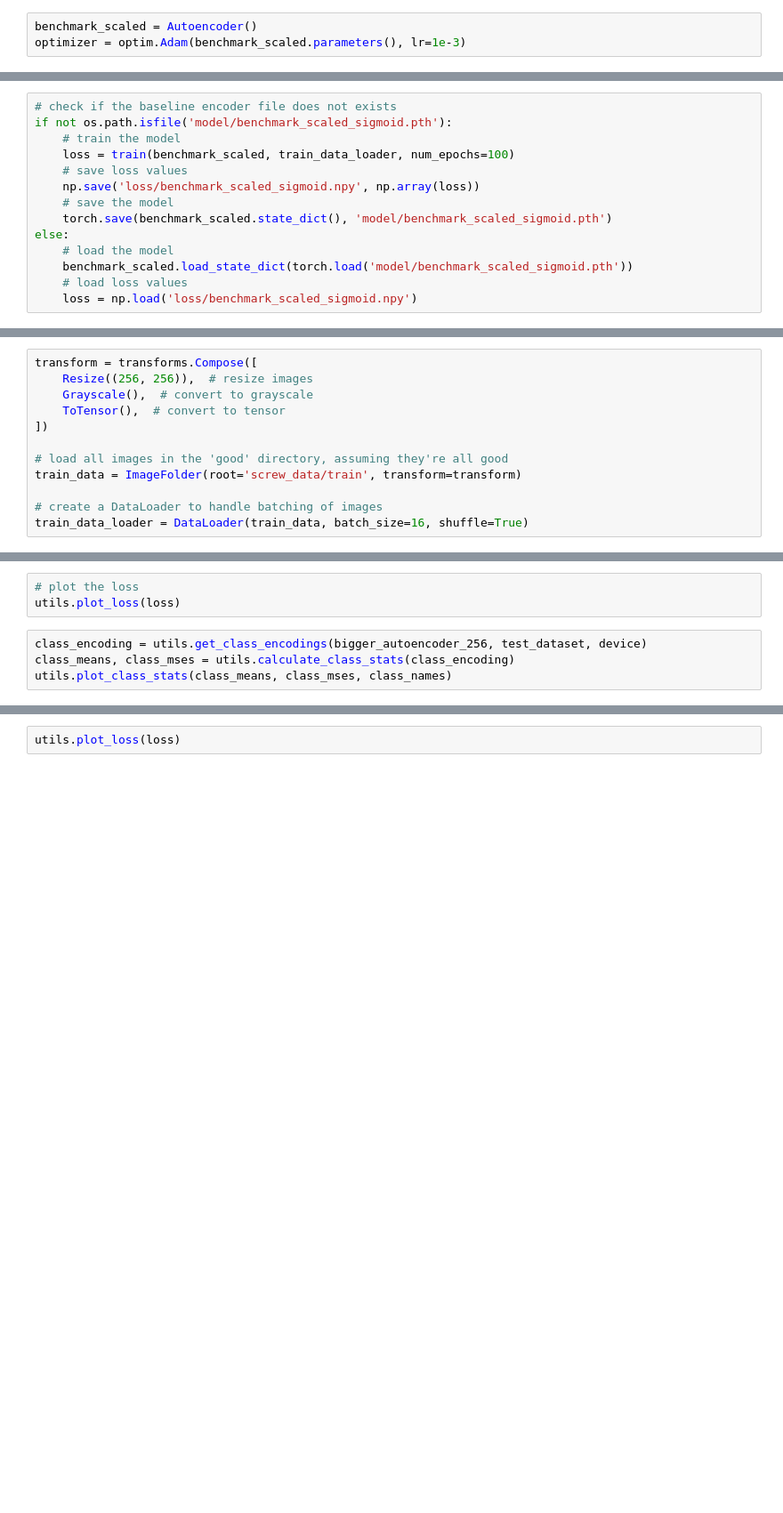
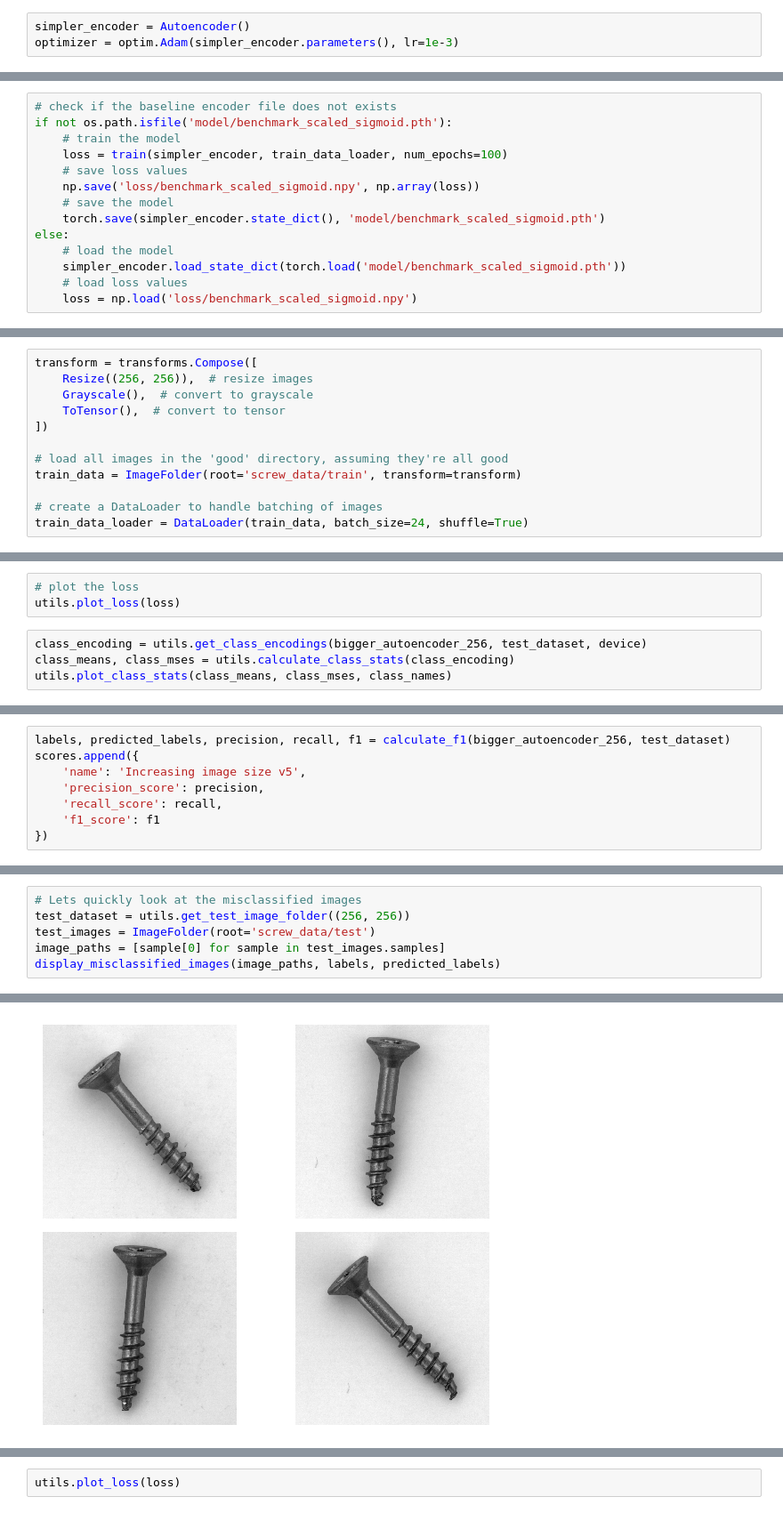
Before and after one commit to Aaron9812/Anomaly-detection-screws, a Jupyter notebook: submission2/submission2.ipynb, the cells around one changed output, grey strips where cells are left out. Shown at 89% size. Cells and saved outputs as stored; diff of their text form; blank space fills up the shorter version.

```diff
--- a/submission2/submission2.ipynb
+++ b/submission2/submission2.ipynb
@@ -569,6 +606,6 @@ class Autoencoder(nn.Module):
 # %%
-benchmark_scaled = Autoencoder()
-optimizer = optim.Adam(benchmark_scaled.parameters(), lr=1e-3)
+simpler_encoder = Autoencoder()
+optimizer = optim.Adam(simpler_encoder.parameters(), lr=1e-3)
 # %%
 transform = transforms.Compose([
     Resize(image_size),  # resize images
@@ -585,14 +622,14 @@ train_data_loader = DataLoader(train_data, batch_size=24, shuffle=True)
 # check if the baseline encoder file does not exists
 if not os.path.isfile('model/benchmark_scaled_sigmoid.pth'):
     # train the model
-    loss = train(benchmark_scaled, train_data_loader, num_epochs=100)
+    loss = train(simpler_encoder, train_data_loader, num_epochs=100)
     # save loss values
     np.save('loss/benchmark_scaled_sigmoid.npy', np.array(loss))
     # save the model
-    torch.save(benchmark_scaled.state_dict(), 'model/benchmark_scaled_sigmoid.pth')
+    torch.save(simpler_encoder.state_dict(), 'model/benchmark_scaled_sigmoid.pth')
 else:
     # load the model
-    benchmark_scaled.load_state_dict(torch.load('model/benchmark_scaled_sigmoid.pth'))
+    simpler_encoder.load_state_dict(torch.load('model/benchmark_scaled_sigmoid.pth'))
     # load loss values
     loss = np.load('loss/benchmark_scaled_sigmoid.npy')
 # %%
@@ -631,4 +669,4 @@ transform = transforms.Compose([
 train_data = ImageFolder(root='screw_data/train', transform=transform)
 
 # create a DataLoader to handle batching of images
-train_data_loader = DataLoader(train_data, batch_size=16, shuffle=True)
+train_data_loader = DataLoader(train_data, batch_size=24, shuffle=True)
@@ -676,0 +699,8 @@ Predicted Labels:  [0 0 0 0 0 0 0 0 0 0 0 0 0 0 0 0 0 0 0 0 0 0 0 0 0 0 0 0 0 0
+# %%
+labels, predicted_labels, precision, recall, f1 = calculate_f1(bigger_autoencoder_256, test_dataset)
+scores.append({
+    'name': 'Increasing image size v5',
+    'precision_score': precision,
+    'recall_score': recall,
+    'f1_score': f1
+})
@@ -676,0 +717,7 @@ Predicted Labels:  [0 0 0 0 0 0 0 0 0 0 0 0 0 0 0 0 0 0 0 0 0 0 0 0 0 0 0 0 0 0
+# %%
+# Lets quickly look at the misclassified images
+test_dataset = utils.get_test_image_folder((256, 256))
+test_images = ImageFolder(root='screw_data/test')
+image_paths = [sample[0] for sample in test_images.samples]
+display_misclassified_images(image_paths, labels, predicted_labels)
+# %% [output]
@@ -676,0 +728 @@ Predicted Labels:  [0 0 0 0 0 0 0 0 0 0 0 0 0 0 0 0 0 0 0 0 0 0 0 0 0 0 0 0 0 0
+[figure, added]
```
Also changed, not shown: parts of 66 cells of this notebook, 6 other files.
